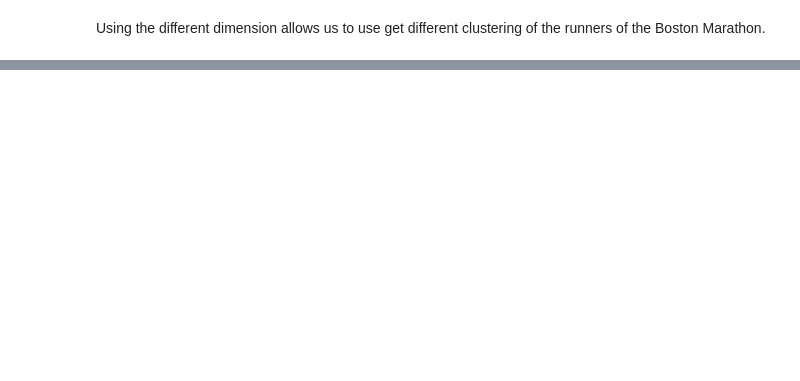
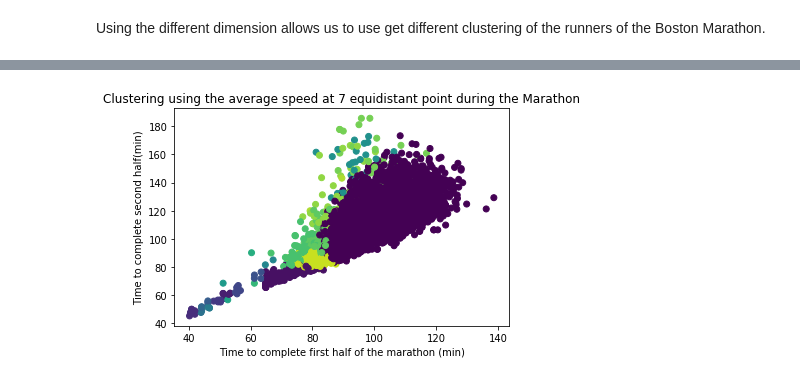
Before and after one commit to percevalve/test, a Jupyter notebook: Boston Marathon Visualisation and Clustering.ipynb, the cells around one changed output, grey strips where cells are left out. Drawn from its saved outputs; the diff is of its cells as text; code cells hidden in the pictures; blank space fills up the shorter version.

Commit message:
Better cluster and RBM

```diff
--- a/Boston Marathon Visualisation and Clustering.ipynb
+++ b/Boston Marathon Visualisation and Clustering.ipynb
@@ -266,2 +271,11 @@ plt.ylabel('Time to complete second half(min)');
 # %% [markdown]
 Using the different dimension allows us to use get different clustering of the runners of the Boston Marathon.
+# %%
+mean_shift_3 = MeanShift(bandwidth=3).fit(data_only_speed)
+# %%
+mean_shift_2 = MeanShift(bandwidth=2).fit(data_only_speed)
+mean_shift_4 = MeanShift(bandwidth=4).fit(data_only_speed)
+# %%
+data_for_cluster["Mean Shift bandwith 2"] = mean_shift_2.labels_
+data_for_cluster["Mean Shift bandwith 3"] = mean_shift_3.labels_
+data_for_cluster["Mean Shift bandwith 4"] = mean_shift_4.labels_
@@ -267,0 +298,7 @@ Using the different dimension allows us to use get different clustering of the r
+# %%
+plt.scatter(data_for_cluster.half, data_for_cluster.second_half_time, c=mean_shift_3.labels_)
+plt.title("Clustering using the average speed at 7 equidistant point during the Marathon");
+plt.xlabel('Time to complete first half of the marathon (min)');
+plt.ylabel('Time to complete second half(min)');
+# %% [output]
+[figure, added]
```
Also changed, not shown: parts of 35 cells of this notebook, 1 other file.
